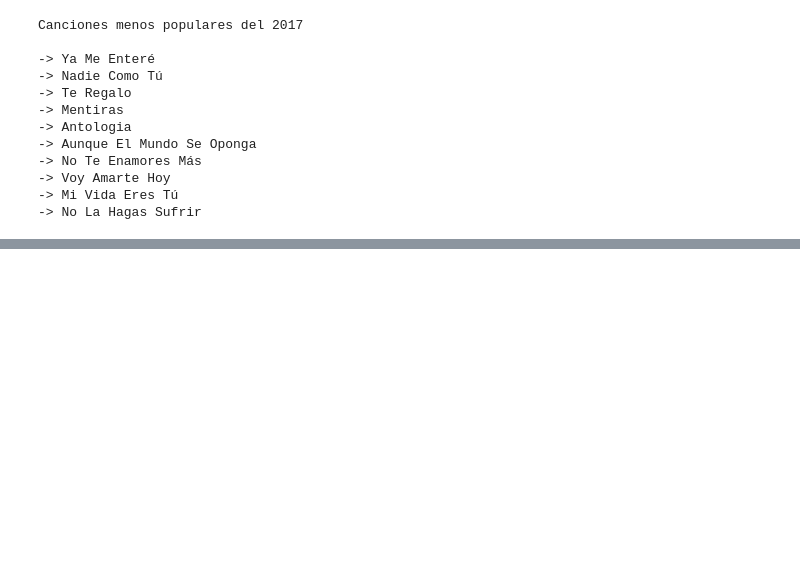
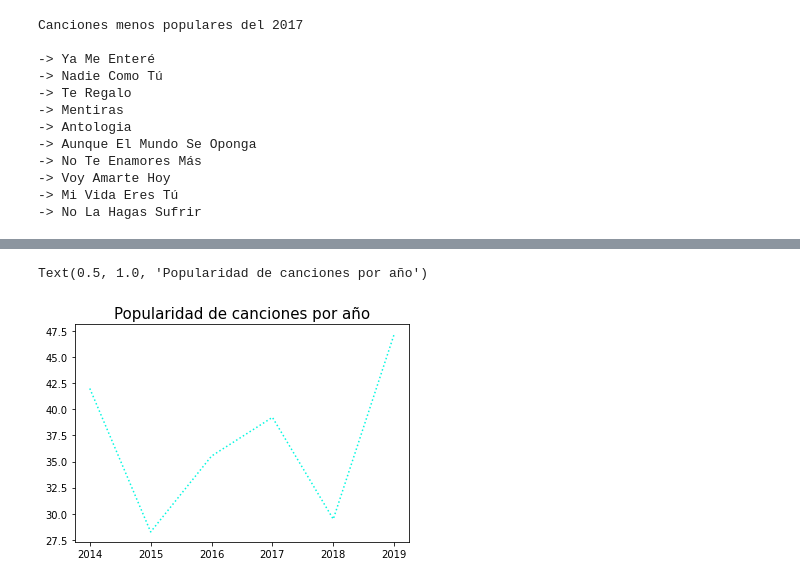
Before and after one commit to nestorjuarezR/Data_Science, a Jupyter notebook: playlist_spotify.ipynb, the cells around one changed output, grey strips where cells are left out. Saved outputs shown, nothing was run; the diff lists cells and outputs as text; code cells hidden in the pictures; blank space fills up the shorter version.

```diff
--- a/playlist_spotify.ipynb
+++ b/playlist_spotify.ipynb
@@ -353,3 +391,7 @@ Canciones menos populares del 2017
 -> Voy Amarte Hoy
 -> Mi Vida Eres Tú
 -> No La Hagas Sufrir
+# %%
+#Popularidad de canciones por año
+year_popularity = pd.DataFrame(data.groupby('Year')['popularity'].mean())
+year_popularity.sort_values(by=['popularity'], ascending=False)
@@ -355,0 +407,8 @@ Canciones menos populares del 2017
+# %%
+plt.plot(year_popularity['popularity'],
+         color='#04F7E1',
+         linestyle=':',)
+plt.title('Popularidad de canciones por año',fontsize=15)
+# %% [output]
+Text(0.5, 1.0, 'Popularidad de canciones por año')
+[figure, added]
```
Also changed, not shown: parts of 14 cells of this notebook.
